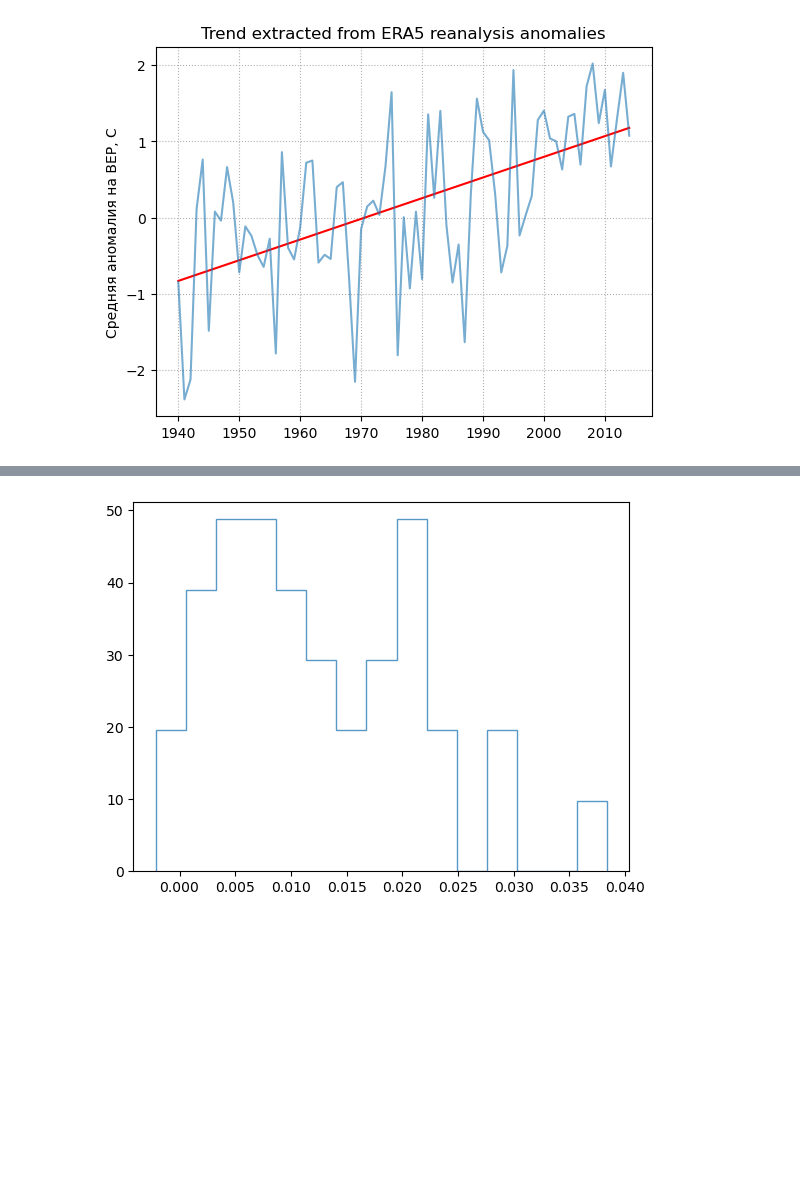
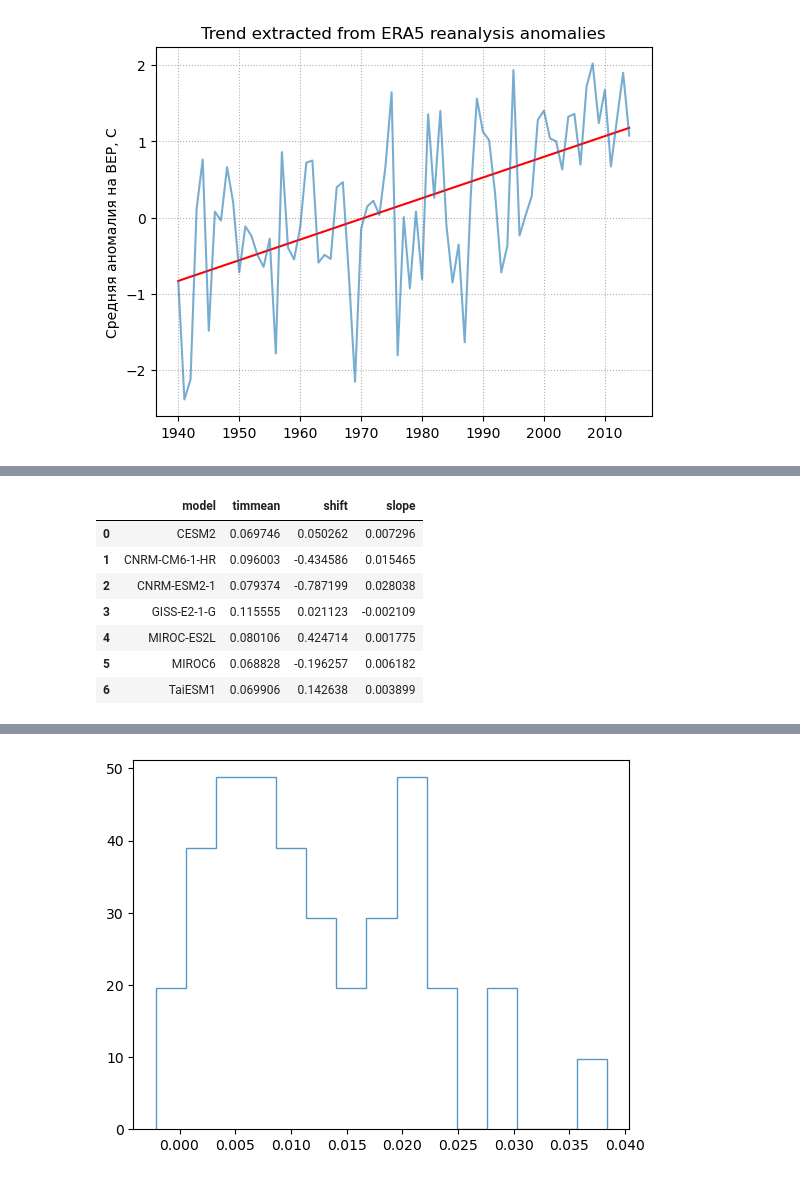
Before and after one commit to nslobodov/model_evaluation, a Jupyter notebook: scripts/how_to_plot.ipynb, the cells around one changed output, grey strips where cells are left out. Saved outputs shown, nothing was run; the diff lists cells and outputs as text; code cells hidden in the pictures; blank space fills up the shorter version.

```diff
--- a/scripts/how_to_plot.ipynb
+++ b/scripts/how_to_plot.ipynb
@@ -389,3 +397,17 @@ timmean_sorted
+# %%
+treshold = 0.065
+chosen_ones = model_df [ model_df.timmean >= treshold ]
+chosen_ones = chosen_ones.reset_index(drop=True)
+chosen_ones
+# %% [output]
+|  | model | timmean | shift | slope |
+| 0 | CESM2 | 0.069746 | 0.050262 | 0.007296 |
+| 1 | CNRM-CM6-1-HR | 0.096003 | -0.434586 | 0.015465 |
+| 2 | CNRM-ESM2-1 | 0.079374 | -0.787199 | 0.028038 |
+| 3 | GISS-E2-1-G | 0.115555 | 0.021123 | -0.002109 |
+| 4 | MIROC-ES2L | 0.080106 | 0.424714 | 0.001775 |
+| 5 | MIROC6 | 0.068828 | -0.196257 | 0.006182 |
+| 6 | TaiESM1 | 0.069906 | 0.142638 | 0.003899 |
 # %%
 # Try to find connection between slope and correlation
 size = model_df['shift']
```
Also changed, not shown: parts of 6 cells of this notebook, 20 other files.
